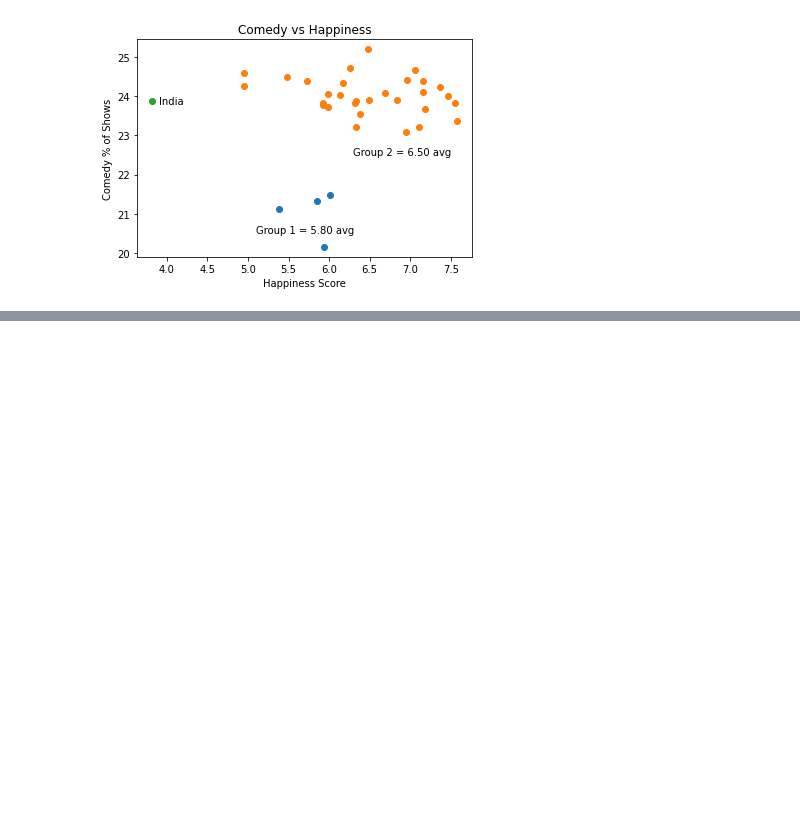
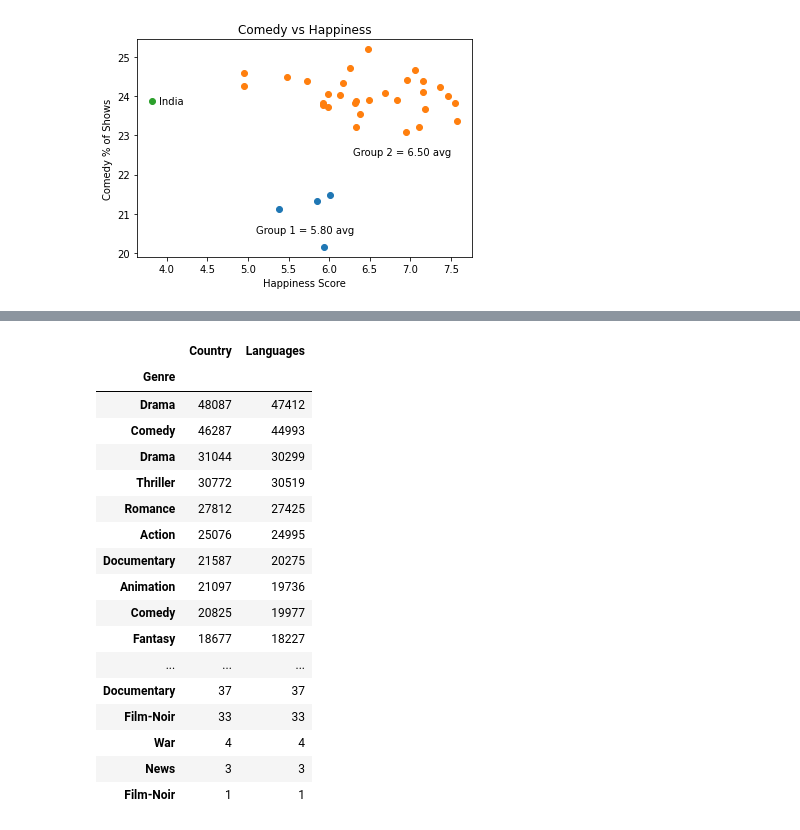
Before and after one commit to adamholcomb/Python-Media-Happiness-Analysis, a Jupyter notebook: HappinessIndex-AH.ipynb, the cells around one changed output, grey strips where cells are left out. Cells and saved outputs as stored; diff of their text form; code cells hidden in the pictures; blank space fills up the shorter version.

```diff
--- a/HappinessIndex-AH.ipynb
+++ b/HappinessIndex-AH.ipynb
@@ -292,0 +317,22 @@ Text(3.9, 23.8, 'India')
+# %%
+genre_count = genre_df.groupby("Genre").count()
+genre_count.sort_values("Country",ascending=False)
+# %% [output]
+|  | Country | Languages |
+| Genre |  |  |
+| Drama | 48087 | 47412 |
+| Comedy | 46287 | 44993 |
+| Drama | 31044 | 30299 |
+| Thriller | 30772 | 30519 |
+| Romance | 27812 | 27425 |
+| Action | 25076 | 24995 |
+| Documentary | 21587 | 20275 |
+| Animation | 21097 | 19736 |
+| Comedy | 20825 | 19977 |
+| Fantasy | 18677 | 18227 |
+| ... | ... | ... |
+| Documentary | 37 | 37 |
+| Film-Noir | 33 | 33 |
+| War | 4 | 4 |
+| News | 3 | 3 |
+| Film-Noir | 1 | 1 |
```
Also changed, not shown: parts of 5 cells of this notebook.
